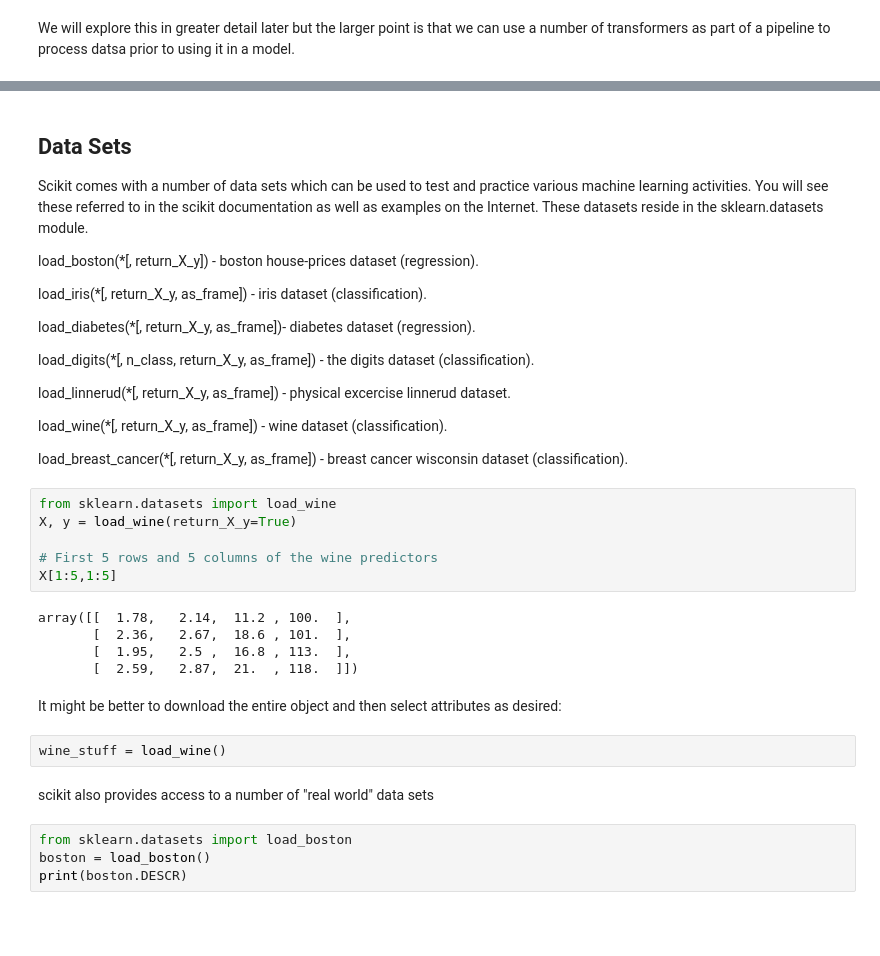
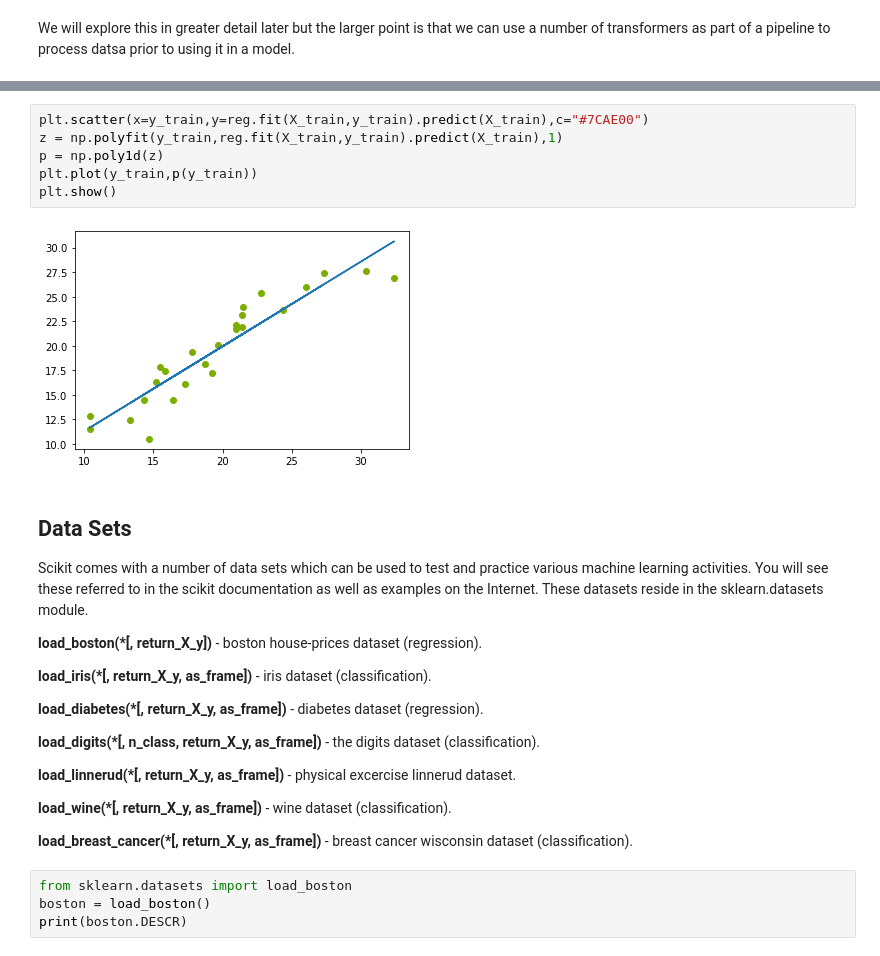
Before and after one commit to steviep42/bios_534, a Jupyter notebook: CH_5_scikitlearn.ipynb, the cells around one changed output, grey strips where cells are left out. Cells and saved outputs as stored; diff of their text form; blank space fills up the shorter version.

Commit message:
Made more adjustments to scikit-learn

```diff
--- a/CH_5_scikitlearn.ipynb
+++ b/CH_5_scikitlearn.ipynb
@@ -1175,38 +1191,29 @@ round(mean_squared_error(y_test,test_preds)**0.5,2)
+# %%
+plt.scatter(x=y_train,y=reg.fit(X_train,y_train).predict(X_train),c="#7CAE00")
+z = np.polyfit(y_train,reg.fit(X_train,y_train).predict(X_train),1)
+p = np.poly1d(z)
+plt.plot(y_train,p(y_train))
+plt.show()
+# %% [output]
+[figure, added]
 # %% [markdown]
 ## Data Sets
 
 Scikit comes with a number of data sets which can be used to test and practice various machine learning activities. You will see these referred to in the scikit documentation as well as examples on the Internet. These datasets reside in the sklearn.datasets module.
 
-load_boston(*[, return_X_y]) - boston house-prices dataset (regression).
+**load_boston(*[, return_X_y])** - boston house-prices dataset (regression).
 
-load_iris(*[, return_X_y, as_frame]) - iris dataset (classification).
+**load_iris(*[, return_X_y, as_frame])** - iris dataset (classification).
 
-load_diabetes(*[, return_X_y, as_frame])- diabetes dataset (regression).
+**load_diabetes(*[, return_X_y, as_frame])** - diabetes dataset (regression).
 
-load_digits(*[, n_class, return_X_y, as_frame]) - the digits dataset (classification).
+**load_digits(*[, n_class, return_X_y, as_frame])** - the digits dataset (classification).
 
-load_linnerud(*[, return_X_y, as_frame]) - physical excercise linnerud dataset.
+**load_linnerud(*[, return_X_y, as_frame])** - physical excercise linnerud dataset.
 
-load_wine(*[, return_X_y, as_frame]) - wine dataset (classification).
+**load_wine(*[, return_X_y, as_frame])** - wine dataset (classification).
 
-load_breast_cancer(*[, return_X_y, as_frame]) - breast cancer wisconsin dataset (classification).
+**load_breast_cancer(*[, return_X_y, as_frame])** - breast cancer wisconsin dataset (classification).
-# %%
-from sklearn.datasets import load_wine
-X, y = load_wine(return_X_y=True)
-
-# First 5 rows and 5 columns of the wine predictors
-X[1:5,1:5]
-# %% [output]
-array([[  1.78,   2.14,  11.2 , 100.  ],
-       [  2.36,   2.67,  18.6 , 101.  ],
-       [  1.95,   2.5 ,  16.8 , 113.  ],
-       [  2.59,   2.87,  21.  , 118.  ]])
-# %% [markdown]
-It might be better to download the entire object and then select attributes as desired:
-# %%
-wine_stuff = load_wine()
-# %% [markdown]
-scikit also provides access to a number of "real world" data sets
 # %%
 from sklearn.datasets import load_boston
 boston = load_boston()
```
Also changed, not shown: parts of 23 cells of this notebook.
